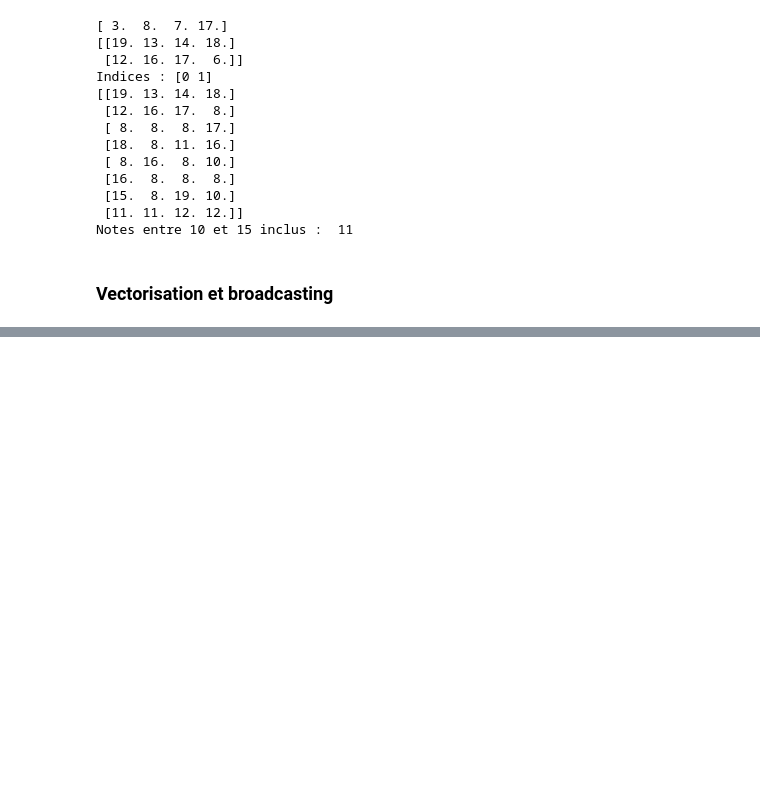
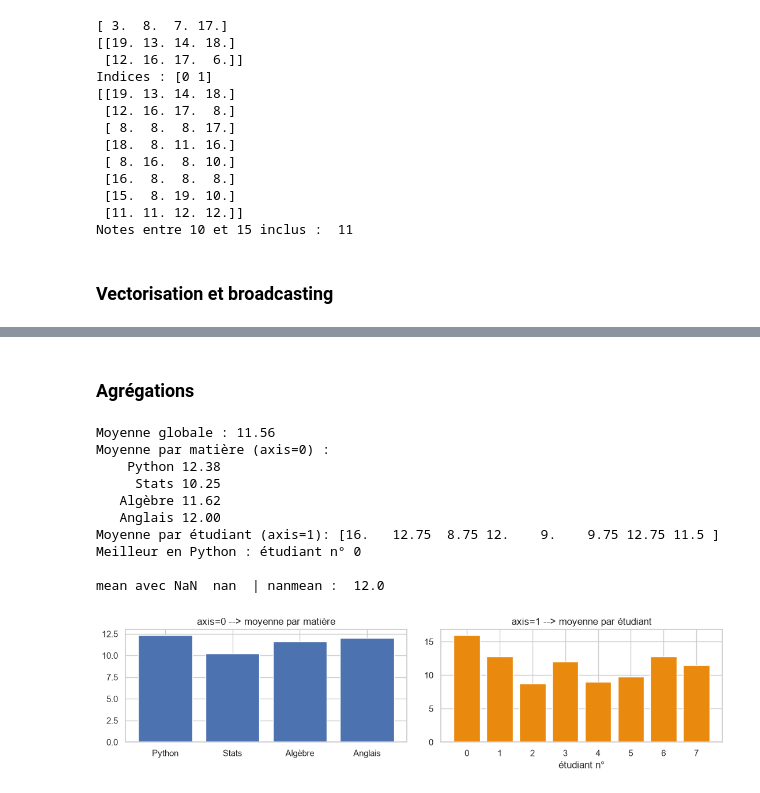
Before and after one commit to bkablam11/ama-python, a Jupyter notebook: mod10/cours.ipynb, the cells around one changed output, grey strips where cells are left out. Drawn from its saved outputs; the diff is of its cells as text; code cells hidden in the pictures; blank space fills up the shorter version.

```diff
--- a/mod10/cours.ipynb
+++ b/mod10/cours.ipynb
@@ -286,0 +362,2 @@ Racines : [ 67.1  36.1  28.3  24.5 109.5]
+# %% [markdown]
+### Agrégations
@@ -286,0 +370,32 @@ Racines : [ 67.1  36.1  28.3  24.5 109.5]
+# %%
+print("Moyenne globale :", notes.mean().round(2))
+print("Moyenne par matière (axis=0) : ")
+for m, moy in zip(matières, notes.mean(axis=0)):
+  print(f"  {m:>8} {moy:.2f}")
+print("Moyenne par étudiant (axis=1):", notes.mean(axis=1).round(2))
+print("Meilleur en Python : étudiant n°", notes[:, 0].argmax())
+
+
+avec_nan = np.array([12, np.nan, 15, 9])
+print("\nmean avec NaN ", avec_nan.mean(), " | nanmean : ", np.nanmean(avec_nan))
+
+fig, axes = plt.subplots(1, 2, figsize=(11, 3))
+axes[0].bar(matières, notes.mean(axis=0), color="#4C72B0")
+axes[0].set_title("axis=0 --> moyenne par matière")
+axes[1].bar(np.arange(len(notes)), notes.mean(axis=1), color= "#E98A0E")
+axes[1].set_title("axis=1 --> moyenne par étudiant")
+axes[1].set_xlabel("étudiant n°")
+plt.tight_layout()
+plt.show()
+# %% [output]
+Moyenne globale : 11.56
+Moyenne par matière (axis=0) :
+    Python 12.38
+     Stats 10.25
+   Algèbre 11.62
+   Anglais 12.00
+Moyenne par étudiant (axis=1): [16.   12.75  8.75 12.    9.    9.75 12.75 11.5 ]
+Meilleur en Python : étudiant n° 0
+
+mean avec NaN  nan  | nanmean :  12.0
+[figure, added]
```
Also changed, not shown: parts of 94 cells of this notebook, 3 other files.
